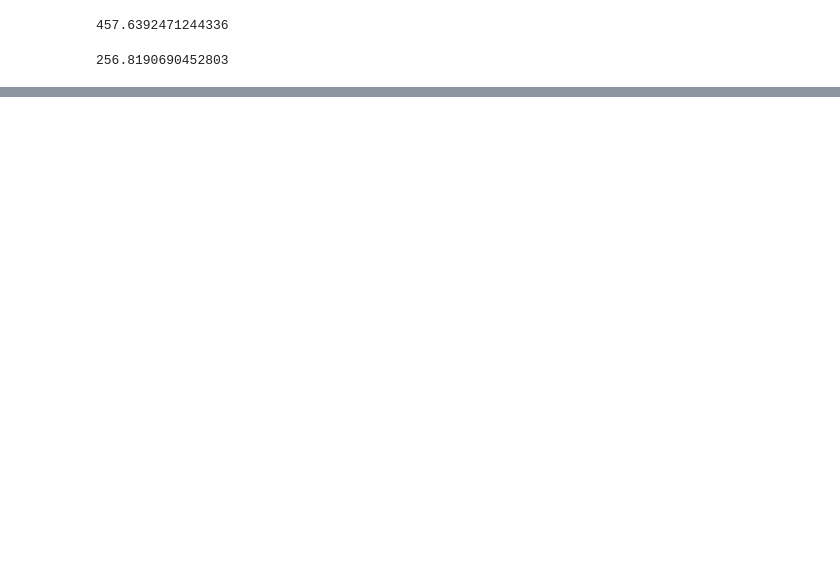
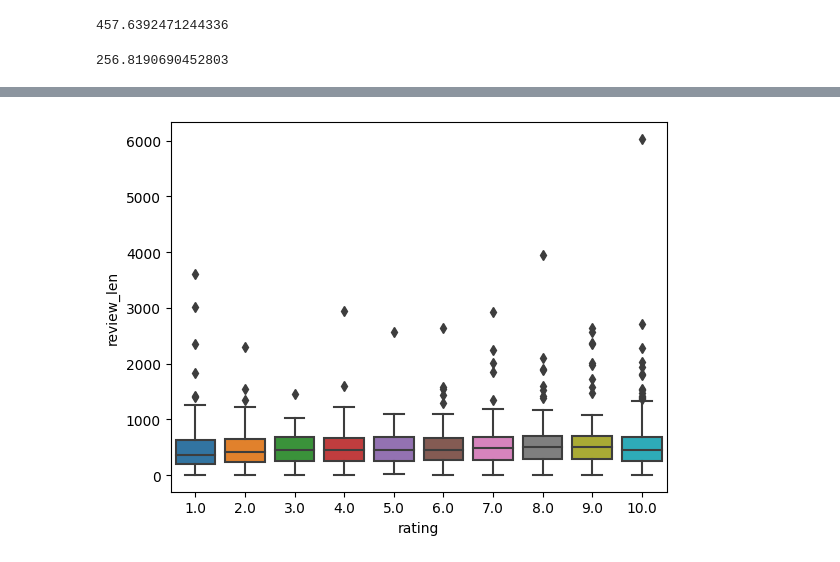
Before and after one commit to fractaldatalearning/psychedelic_efficacy, a Jupyter notebook: notebooks/5-kl-studies-lang-eda.ipynb, the cells around one changed output, grey strips where cells are left out. Cells and saved outputs as stored; diff of their text form; code cells hidden in the pictures; blank space fills up the shorter version.

```diff
--- a/notebooks/5-kl-studies-lang-eda.ipynb
+++ b/notebooks/5-kl-studies-lang-eda.ipynb
@@ -70,0 +80,3 @@ lemm_mean_length
+# %%
+df['review_len'] = [len(df.loc[row,'review']) for row in range(len(df))]
+df.head()
@@ -70,0 +91,6 @@ lemm_mean_length
+# %%
+# Visualize the rating:review_len relationship
+sns.boxplot(data=df, x='rating', y='review_len')
+plt.show()
+# %% [output]
+[figure, added]
```
Also changed, not shown: parts of 49 cells of this notebook, 1 other file.
